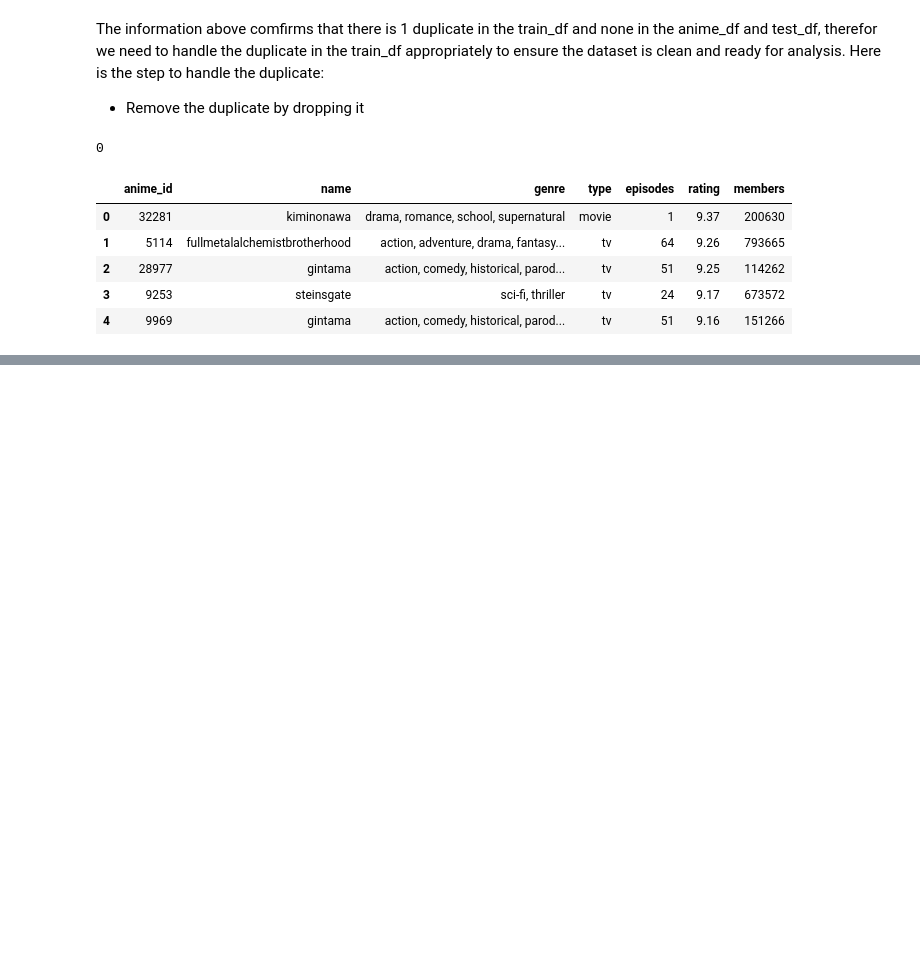
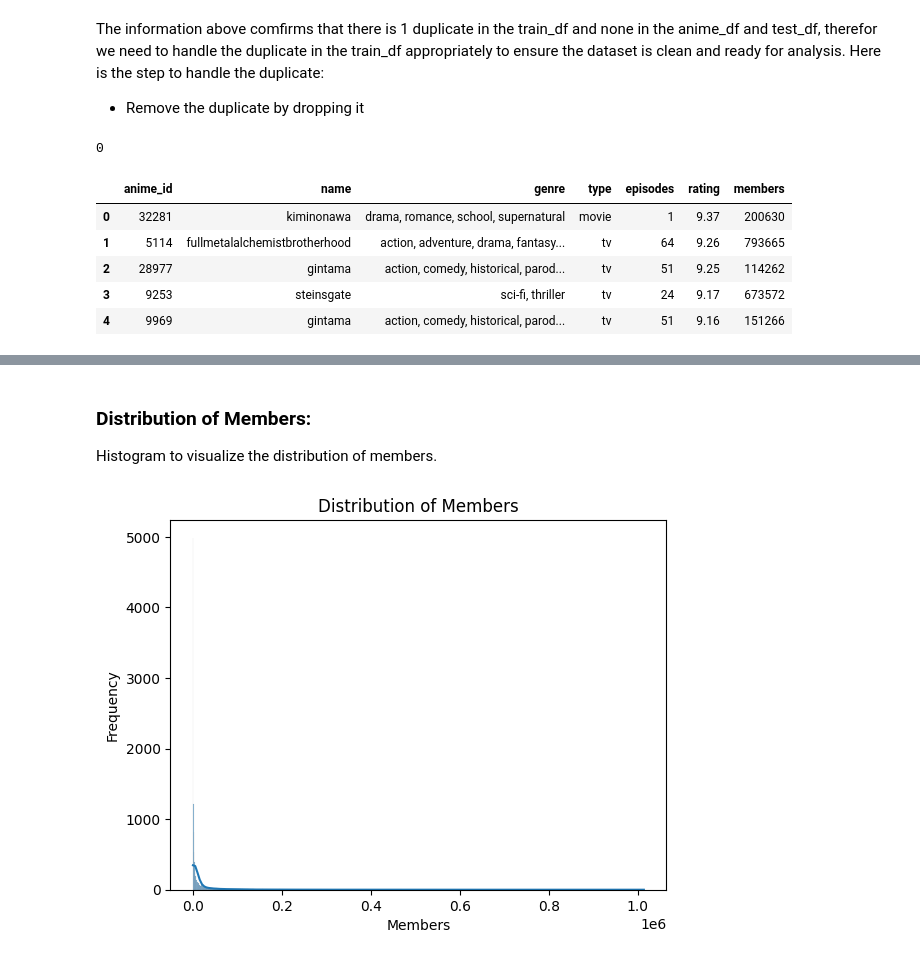
Before and after one commit to keneilweRangw/MM1_2401FTDS_Unsupervised_Learning_Project, a Jupyter notebook: Final_Project.ipynb, the cells around one changed output, grey strips where cells are left out. Saved outputs shown, nothing was run; the diff lists cells and outputs as text; code cells hidden in the pictures; blank space fills up the shorter version.

```diff
--- a/Final_Project.ipynb
+++ b/Final_Project.ipynb
@@ -234,0 +328,12 @@ anime_df.head()
+# %% [markdown]
+### Distribution of Members:
+
+Histogram to visualize the distribution of members.
+# %%
+sns.histplot(anime_df['members'], kde=True)
+plt.title('Distribution of Members')
+plt.xlabel('Members')
+plt.ylabel('Frequency')
+plt.show()
+# %% [output]
+[figure, added]
```
Also changed, not shown: parts of 26 cells of this notebook.
